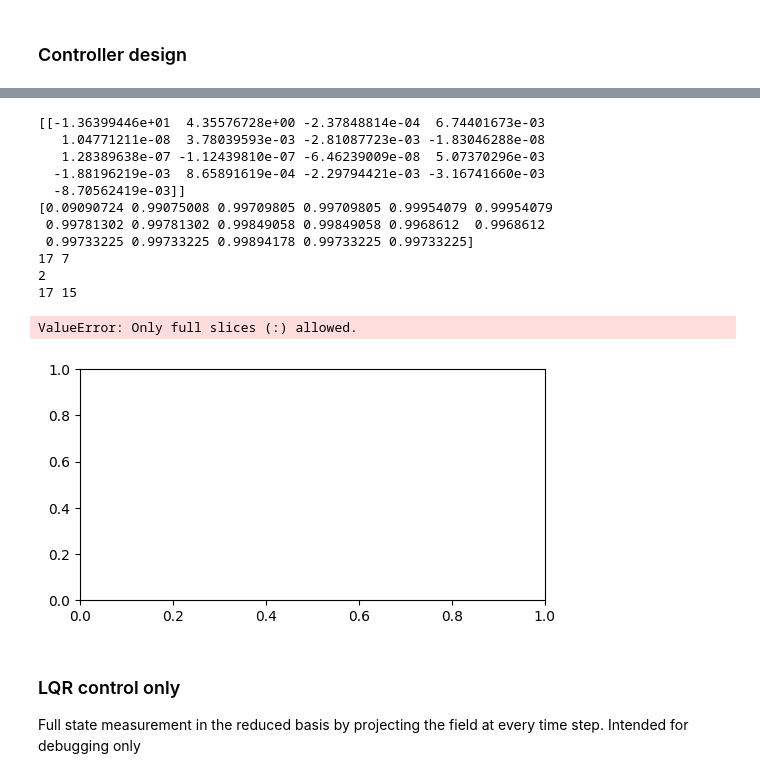
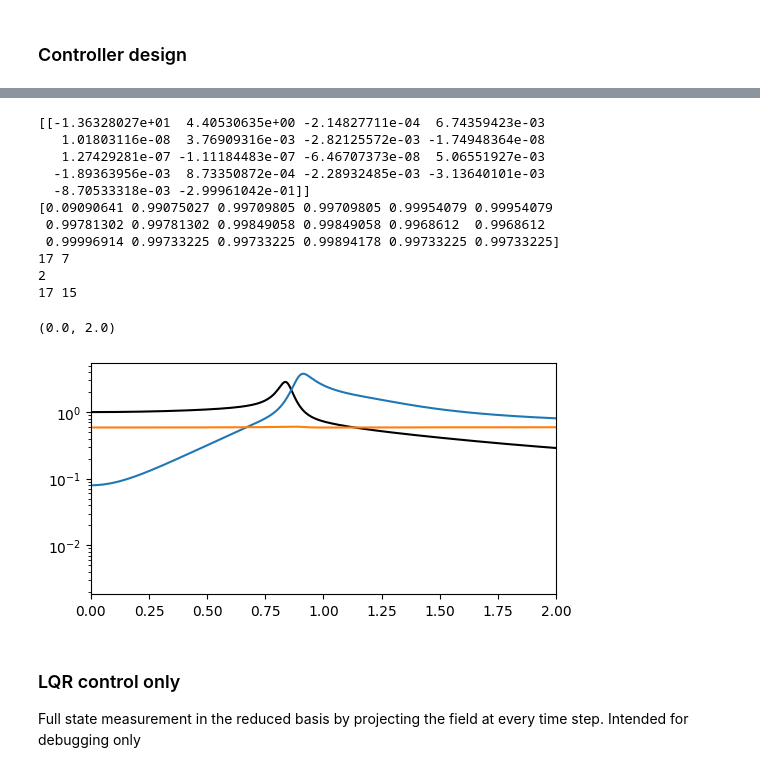
Before and after one commit to dynamicslab/hydrogym, a Jupyter notebook: examples/cylinder/model_reduction/global_proj.ipynb, the cells around one changed output, grey strips where cells are left out. Saved outputs shown, nothing was run; the diff lists cells and outputs as text; code cells hidden in the pictures.

```diff
--- a/examples/cylinder/model_reduction/global_proj.ipynb
+++ b/examples/cylinder/model_reduction/global_proj.ipynb
@@ -29,15 +30,15 @@ plt.show()
 fs = 1 / (t[1] - t[0])
 
 n = len(CL)
-f = 2 * np.pi * np.fft.fftfreq(n, d=1/fs)
+freqs = 2 * np.pi * np.fft.fftfreq(n, d=1/fs)
 CL_fft = np.sqrt(1 / 2 * np.pi) * np.fft.fft(CL) / fs
 
 CL_fft = CL_fft / CL_fft[0]
 
 fig, ax = plt.subplots(2, 1, figsize=(6, 6), sharex=True)
-ax[0].semilogy(f[:n//2], np.abs(CL_fft[:n//2]))
+ax[0].semilogy(freqs[:n//2], np.abs(CL_fft[:n//2]))
 ax[0].set_ylim(0.2, 6)
-ax[1].plot(f[:n//2], np.angle(CL_fft[:n//2]))
+ax[1].plot(freqs[:n//2], np.angle(CL_fft[:n//2]))
 ax[1].set_xlim(0, 2)
 plt.show()
 # %% [output]
@@ -380,15 +379,25 @@ DirectOperator(J=Form([Integral(CoefficientDerivative(Product(IntValue(-1), Conj
 # %%
 import control
 
-# Extend the
-E =
+# Extend the system to include the actuation integral.
+# Since rho_dot = -u, we need one more state to represent the actuation
+# in order to design a regulator that will also drive the BC value to zero.
+A_hat = np.zeros((r + 1, r + 1))
+B_hat = np.zeros((r + 1, 1))
+C_hat = np.zeros((1, r + 1))
+D_hat = Dr_real
+A_hat[:r, :r] = Ar_real
+B_hat[:r, :] = Br_real
+B_hat[-1, 0] = -1.0
+C_hat[0, :r] = Cr_real
 
-sys = control.ss(Ar_real, Br_real, Cr_real, Dr_real)
+sys = control.ss(A_hat, B_hat, C_hat, D_hat)
 dt_sys = sys.sample(dt)
 
 # LQR design
-Q = np.eye(r)
+Q = np.eye(r+1)
 # Q[2:, 2:] = 0.0  # Stabilize only the first two modes
+Q[-1, -1] = 1e2  # Weight on regularizing the actuation
 R = 1e2
 K, S, E = control.dlqr(dt_sys, Q, R)
 
@@ -398,40 +407,40 @@ print(r, np.linalg.matrix_rank(control.ctrb(dt_sys.A, dt_sys.B)))
 print(np.linalg.matrix_rank(control.ctrb(dt_sys.A[:2, :2], dt_sys.B[:2])))
 print(r, np.linalg.matrix_rank(control.ctrb(Ar_real, Br_real)))
 
-# Kalman filter design
-noise_scale = 1e-6
-QN = noise_scale * np.eye(r)
-RN = noise_scale
-L, P, E = control.dlqe(dt_sys.A, np.eye(r), dt_sys.C, QN, RN)
+# # Kalman filter design
+# noise_scale = 1e-6
+# QN = noise_scale * np.eye(r+1)
+# RN = noise_scale
+# L, P, E = control.dlqe(dt_sys.A, np.eye(r+1), dt_sys.C, QN, RN)
 # %% [output]
-[[-1.36399446e+01  4.35576728e+00 -2.37848814e-04  6.74401673e-03
-   1.04771211e-08  3.78039593e-03 -2.81087723e-03 -1.83046288e-08
-   1.28389638e-07 -1.12439810e-07 -6.46239009e-08  5.07370296e-03
-  -1.88196219e-03  8.65891619e-04 -2.29794421e-03 -3.16741660e-03
-  -8.70562419e-03]]
-[0.09090724 0.99075008 0.99709805 0.99709805 0.99954079 0.99954079
+[[-1.36328027e+01  4.40530635e+00 -2.14827711e-04  6.74359423e-03
+   1.01803116e-08  3.76909316e-03 -2.82125572e-03 -1.74948364e-08
+   1.27429281e-07 -1.11184483e-07 -6.46707373e-08  5.06551927e-03
+  -1.89363956e-03  8.73350872e-04 -2.28932485e-03 -3.13640101e-03
+  -8.70533318e-03 -2.99961042e-01]]
+[0.09090641 0.99075027 0.99709805 0.99709805 0.99954079 0.99954079
  0.99781302 0.99781302 0.99849058 0.99849058 0.9968612  0.9968612
- 0.99733225 0.99733225 0.99894178 0.99733225 0.99733225]
+ 0.99996914 0.99733225 0.99733225 0.99894178 0.99733225 0.99733225]
 17 7
 2
 17 15
 # %%
 def H_cl(s):
-    return sys.C @ np.linalg.inv((sys.A - sys.B @ K) - s * np.eye(r)) @ sys.B + sys.D
+    return sys.C @ np.linalg.inv((sys.A - sys.B @ K) - s * np.eye(r+1)) @ sys.B + sys.D
 
 # Plot the transfer function
 omega = 1j * np.linspace(0.01, 2.0, 1000)
 H_omega = np.array([H(s).ravel() for s in omega])
 H_cl_omega = np.array([H_cl(s).ravel() for s in omega])
 
 fig, ax = plt.subplots(1, 1, figsize=(6, 3), sharex=True)
-ax.semilogy(f[:n//2], np.abs(CL_fft[:n//2]), 'k')
+ax.semilogy(freqs[:n//2], np.abs(CL_fft[:n//2]), 'k')
 ax.semilogy(omega.imag, np.abs(H_omega))
 ax.semilogy(omega.imag, np.abs(H_cl_omega))
 ax.set_xlim(0, 2)
 # %% [output]
-ValueError: Only full slices (:) allowed.
+(0.0, 2.0)
-[figure, old version]
+[figure, new version]
 # %% [markdown]
 ### LQR control only
 
```
Also changed, not shown: parts of 11 cells of this notebook, 4 other files.
